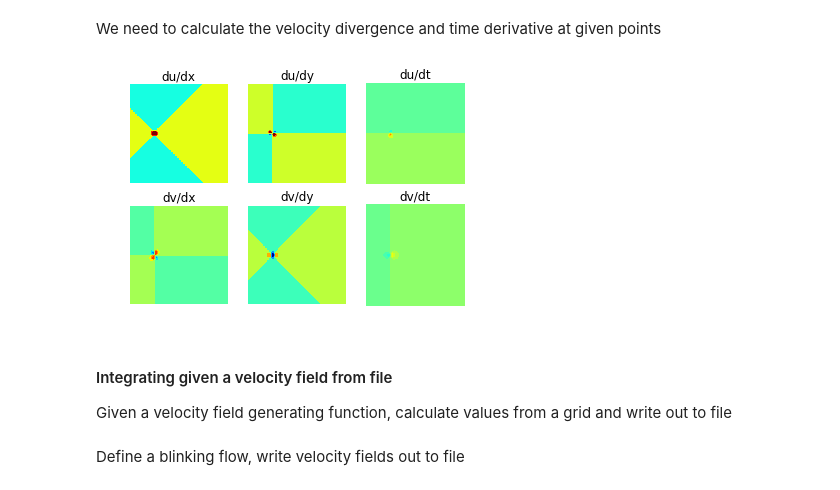
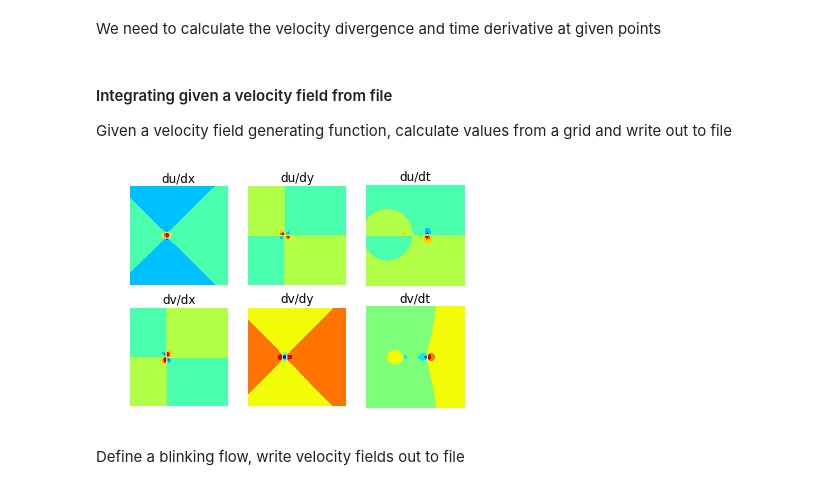
Before and after one commit to jesserobertson/maxr, a Jupyter notebook: jupyter/spatial.ipynb, the cells around one changed output. Drawn from its saved outputs; the diff is of its cells as text; code cells hidden in the pictures.

Commit message:
Fixing flow stuff

```diff
--- a/jupyter/spatial.ipynb
+++ b/jupyter/spatial.ipynb
@@ -78,25 +35,32 @@ time_derivative = [(forward[idx] - back[idx]) / (2 * h) for idx in range(2)]
-# %%
-f, axes = plt.subplots(2, 3)
-for i in (0, 1):
-    df = 'dv' if i else 'du'
-    for j in (0, 1):
-        dx = 'dy' if j else 'dx'
-        ax = axes[i, j]
-        ax.contourf(xs, ys, grad[i][j], vmin=-50, vmax=50)
-        ax.set_aspect('equal')
-        ax.set_axis_off()
-        ax.set_title(df + '/' + dx)
-
-    ax = axes[i, 2]
-    ax.contourf(xs, ys, time_derivative[i], vmin=-10, vmax=10)
-    ax.set_axis_off()
-    ax.set_title(df + '/dt')
-# %% [output]
-[figure, removed]
 # %% [markdown]
 #### Integrating given a velocity field from file
 
 Given a velocity field generating function, calculate values from a grid and write out to file
+# %%
+fname = 'blink.hdf5'
+maxr.flow.from_function(flow, fname)
+flow = maxr.flow.Flow(fname)
+# %%
+xs, ys = flow.grid()
+f, axes = plt.subplots(2, 3)
+for i in (0, 1):
+    df = 'dv' if i else 'du'
+    for j in (0, 1):
+        dx = 'dy' if j else 'dx'
+        ax = axes[i, j]
+        key = df + '/' + dx
+        ax.contourf(xs, ys, flow.data[key][..., 5])
+        ax.set_aspect('equal')
+        ax.set_axis_off()
+        ax.set_title(key)
+
+    ax = axes[i, 2]
+    key = df + '/dt'
+    ax.contourf(xs, ys, flow.data[key][..., 5])
+    ax.set_axis_off()
+    ax.set_title(key)
+# %% [output]
+[figure, added]
 # %%
 import numpy
 from scipy.interpolate import RegularGridInterpolator
```
Also changed, not shown: parts of 3 cells of this notebook.
